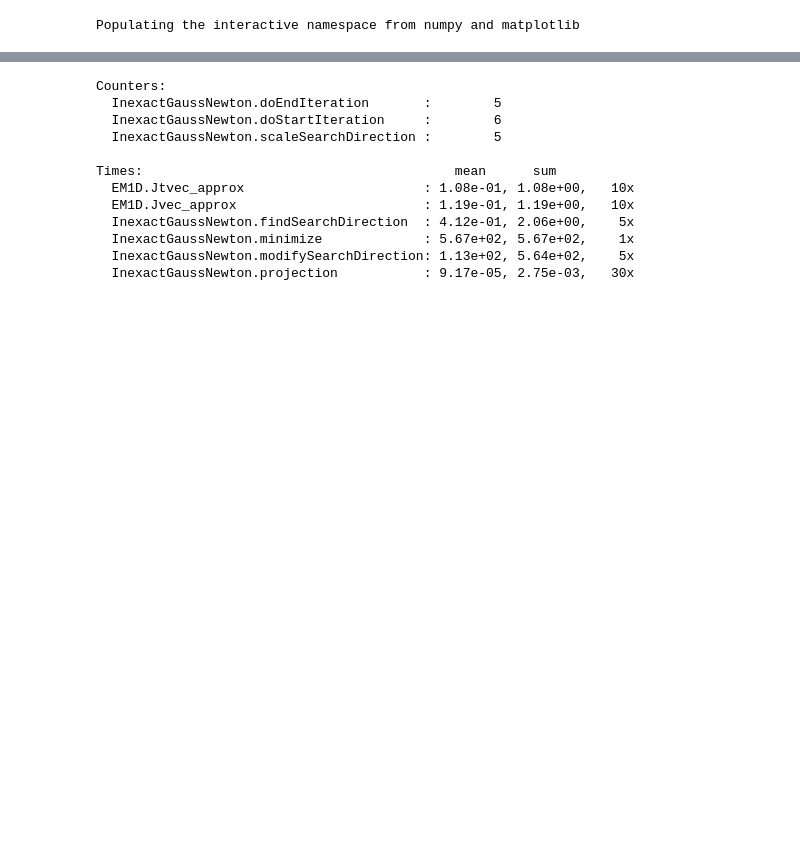
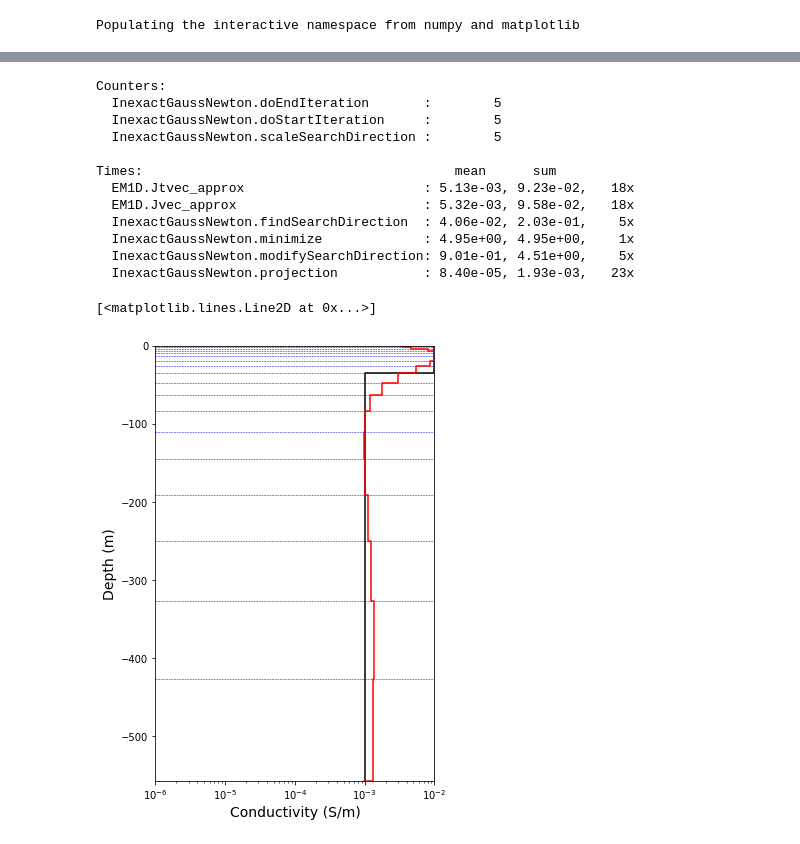
Before and after one commit to simpeg/simpegEM1D, a Jupyter notebook: simpegem1d/notebooks/EM1D_inversion_TD_layers.ipynb, the cells around one changed output, grey strips where cells are left out. Drawn from its saved outputs; the diff is of its cells as text; code cells hidden in the pictures; blank space fills up the shorter version.

```diff
--- a/simpegem1d/notebooks/EM1D_inversion_TD_layers.ipynb
+++ b/simpegem1d/notebooks/EM1D_inversion_TD_layers.ipynb
@@ -90,3 +94,3 @@ axes.set_yscale('log');
 # %%
 dmisfit = DataMisfit.l2_DataMisfit(TDsurvey)
-dmisfit.Wd = 1./(abs(TDsurvey.dobs)*std+floor)
+dmisfit.W = 1./(abs(TDsurvey.dobs)*std+floor)
@@ -93,17 +99,15 @@ dmisfit.Wd = 1./(abs(TDsurvey.dobs)*std+floor)
 # %%
 m0 = np.log(np.ones_like(sig)*1e-3)
-reg = Regularization.Tikhonov(mesh1D, mapping = expmap)
-reg.mref = np.log(np.ones_like(sig)*1e-4)
-opt = Optimization.InexactGaussNewton(maxIter = 5)
+reg = Regularization.Simple(
+    mesh1D
+)
+opt = Optimization.InexactGaussNewton(maxIter = 10)
 opt.maxIterLS = 5
 invProb = InvProblem.BaseInvProblem(dmisfit, reg, opt)
-beta = Directives.BetaSchedule(coolingFactor=5, coolingRate=2)
-betaest = Directives.BetaEstimate_ByEig(beta0_ratio=10**0)
-inv = Inversion.BaseInversion(invProb, directiveList=[beta,betaest])
-reg.alpha_s = 1e-5
-reg.alpha_x = 1.
-reg.alpha_y = 1.
-reg.alpha_z = 1.
+beta = Directives.BetaSchedule(coolingFactor=2., coolingRate=1)
+betaest = Directives.BetaEstimate_ByEig(beta0_ratio=1e0)
+target = Directives.TargetMisfit()
+inv = Inversion.BaseInversion(invProb, directiveList=[beta, betaest, target])
 prob.counter = opt.counter = Utils.Counter()
 opt.LSshorten = 0.5
 opt.remember('xc')
@@ -134,13 +138,20 @@ xc = opt.recall('xc')
 # %% [output]
 Counters:
   InexactGaussNewton.doEndIteration       :        5
-  InexactGaussNewton.doStartIteration     :        6
+  InexactGaussNewton.doStartIteration     :        5
   InexactGaussNewton.scaleSearchDirection :        5
 
 Times:                                        mean      sum
-  EM1D.Jtvec_approx                       : 1.08e-01, 1.08e+00,   10x
-  EM1D.Jvec_approx                        : 1.19e-01, 1.19e+00,   10x
-  InexactGaussNewton.findSearchDirection  : 4.12e-01, 2.06e+00,    5x
-  InexactGaussNewton.minimize             : 5.67e+02, 5.67e+02,    1x
-  InexactGaussNewton.modifySearchDirection: 1.13e+02, 5.64e+02,    5x
-  InexactGaussNewton.projection           : 9.17e-05, 2.75e-03,   30x
+  EM1D.Jtvec_approx                       : 5.13e-03, 9.23e-02,   18x
+  EM1D.Jvec_approx                        : 5.32e-03, 9.58e-02,   18x
+  InexactGaussNewton.findSearchDirection  : 4.06e-02, 2.03e-01,    5x
+  InexactGaussNewton.minimize             : 4.95e+00, 4.95e+00,    1x
+  InexactGaussNewton.modifySearchDirection: 9.01e-01, 4.51e+00,    5x
+  InexactGaussNewton.projection           : 8.40e-05, 1.93e-03,   23x
+# %%
+fig, ax = subplots(1,1, figsize=(5, 8))
+Utils1D.plotLayer(sig, LocSigZ)
+Utils1D.plotLayer(expmap*mopt, LocSigZ, showlayers=True,xlim=(1e-6, 1e-2), **{'color':'r'})
+# %% [output]
+[<matplotlib.lines.Line2D at 0x...>]
+[figure, added]
```
Also changed, not shown: parts of 18 cells of this notebook, 12 other files.
